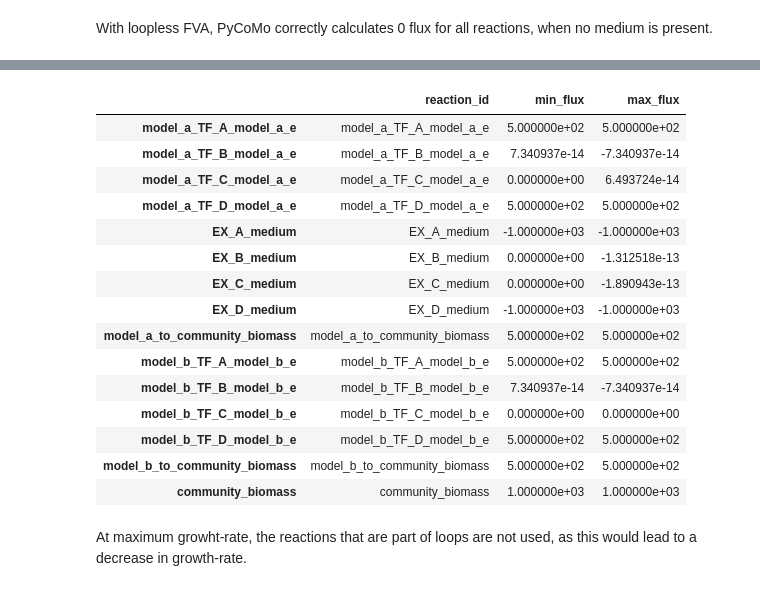
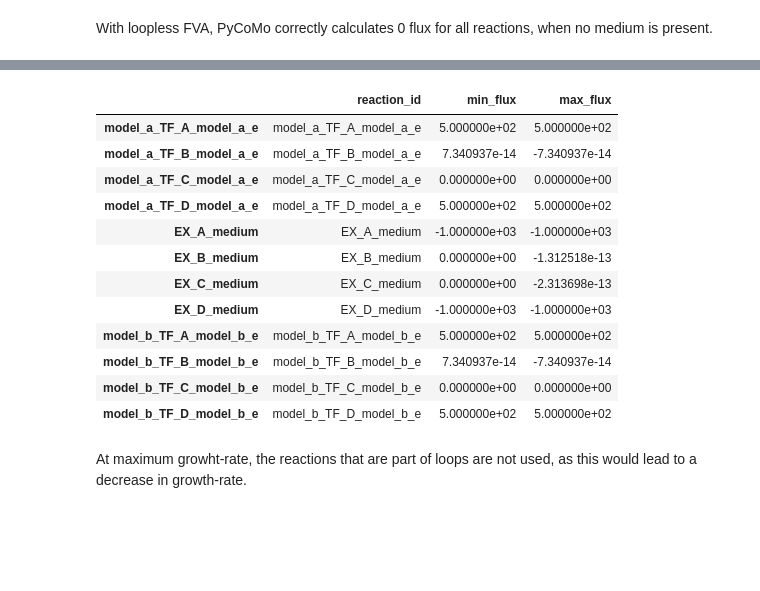
Before and after one commit to univieCUBE/PyCoMo, a Jupyter notebook: docs/source/loopless_fva_tutorial.ipynb, the cells around one changed output, grey strips where cells are left out. Cells and saved outputs as stored; diff of their text form; code cells hidden in the pictures; blank space fills up the shorter version.

```diff
--- a/docs/source/loopless_fva_tutorial.ipynb
+++ b/docs/source/loopless_fva_tutorial.ipynb
@@ -182,6 +175,6 @@ com_model_obj_toy.apply_medium()
 with com_model_obj_toy.model:
     com_model_obj_toy.medium = {}
     com_model_obj_toy.apply_medium()
-    fva = com_model_obj_toy.run_fva(reactions=com_model_obj_toy.model.reactions, fraction_of_optimum=1., loopless=False)
+    fva = com_model_obj_toy.run_fva(fraction_of_optimum=1., loopless=False)
 fva
 # %% [output]
@@ -233,6 +205,6 @@ __Note:__ For larger (genome-scale, >4 members) it will be beneficial to use par
 with com_model_obj_toy.model:
     com_model_obj_toy.medium = {}
     com_model_obj_toy.apply_medium()
-    fva = com_model_obj_toy.run_fva(reactions=com_model_obj_toy.model.reactions, fraction_of_optimum=0., loopless=True)
+    fva = com_model_obj_toy.run_fva(fraction_of_optimum=0., loopless=True)
 fva
 # %% [output]
@@ -278,6 +240,6 @@ With loopless FVA, PyCoMo correctly calculates 0 flux for all reactions, when no
 com_model_obj_toy.medium = {'EX_A_medium': 1000.0, 'EX_D_medium': 1000.0}
 com_model_obj_toy.apply_medium()
 with com_model_obj_toy.model:
-    fva = com_model_obj_toy.run_fva(reactions=com_model_obj_toy.model.reactions, fraction_of_optimum=1., loopless=True)
+    fva = com_model_obj_toy.run_fva(fraction_of_optimum=1., loopless=True)
 fva
 # %% [output]
@@ -303,19 +258,16 @@ Wall time: 4.86 s
 |  | reaction_id | min_flux | max_flux |
 | model_a_TF_A_model_a_e | model_a_TF_A_model_a_e | 5.000000e+02 | 5.000000e+02 |
 | model_a_TF_B_model_a_e | model_a_TF_B_model_a_e | 7.340937e-14 | -7.340937e-14 |
-| model_a_TF_C_model_a_e | model_a_TF_C_model_a_e | 0.000000e+00 | 6.493724e-14 |
+| model_a_TF_C_model_a_e | model_a_TF_C_model_a_e | 0.000000e+00 | 0.000000e+00 |
 | model_a_TF_D_model_a_e | model_a_TF_D_model_a_e | 5.000000e+02 | 5.000000e+02 |
 | EX_A_medium | EX_A_medium | -1.000000e+03 | -1.000000e+03 |
 | EX_B_medium | EX_B_medium | 0.000000e+00 | -1.312518e-13 |
-| EX_C_medium | EX_C_medium | 0.000000e+00 | -1.890943e-13 |
+| EX_C_medium | EX_C_medium | 0.000000e+00 | -2.313698e-13 |
 | EX_D_medium | EX_D_medium | -1.000000e+03 | -1.000000e+03 |
-| model_a_to_community_biomass | model_a_to_community_biomass | 5.000000e+02 | 5.000000e+02 |
 | model_b_TF_A_model_b_e | model_b_TF_A_model_b_e | 5.000000e+02 | 5.000000e+02 |
 | model_b_TF_B_model_b_e | model_b_TF_B_model_b_e | 7.340937e-14 | -7.340937e-14 |
 | model_b_TF_C_model_b_e | model_b_TF_C_model_b_e | 0.000000e+00 | 0.000000e+00 |
 | model_b_TF_D_model_b_e | model_b_TF_D_model_b_e | 5.000000e+02 | 5.000000e+02 |
-| model_b_to_community_biomass | model_b_to_community_biomass | 5.000000e+02 | 5.000000e+02 |
-| community_biomass | community_biomass | 1.000000e+03 | 1.000000e+03 |
 # %% [markdown]
 At maximum growht-rate, the reactions that are part of loops are not used, as this would lead to a decrease in growth-rate.
 # %%
```
Also changed, not shown: parts of 11 cells of this notebook, 2 other files.
